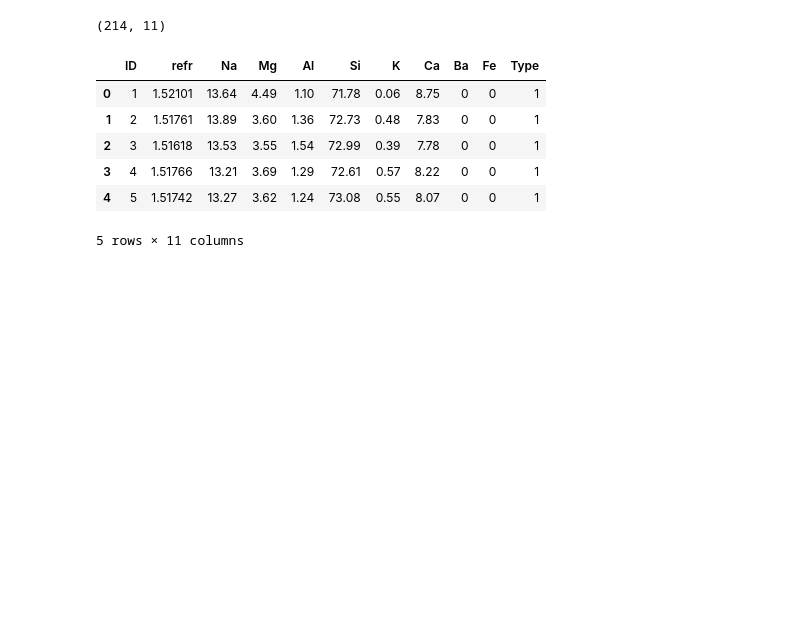
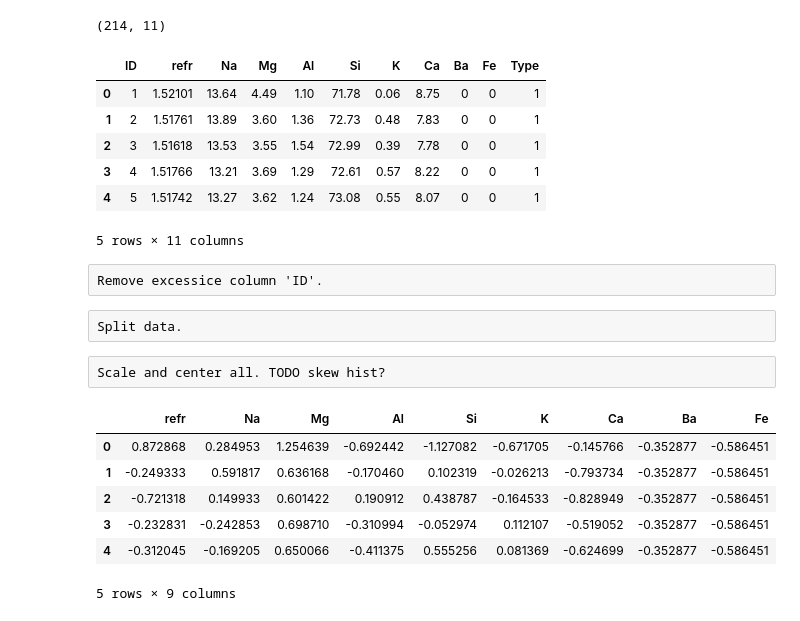
Before and after one commit to dafgar/apm, a Jupyter notebook: ch3.ipynb, the cells around one changed output. Drawn from its saved outputs; the diff is of its cells as text; code cells hidden in the pictures; blank space fills up the shorter version.

```diff
--- a/ch3.ipynb
+++ b/ch3.ipynb
@@ -21,3 +24,5 @@ glass_data.head(5)
 | 3 | 4 | 1.51766 | 13.21 | 3.69 | 1.29 | 72.61 | 0.57 | 8.22 | 0 | 0 | 1 |
 | 4 | 5 | 1.51742 | 13.27 | 3.62 | 1.24 | 73.08 | 0.55 | 8.07 | 0 | 0 | 1 |
 5 rows × 11 columns
+# %% [raw]
+Remove excessice column 'ID'.
@@ -23,0 +31,2 @@ glass_data.head(5)
+# %% [raw]
+Split data.
@@ -23,0 +36,15 @@ glass_data.head(5)
+# %% [raw]
+Scale and center all. TODO skew hist?
+# %%
+from sklearn.preprocessing import scale
+
+glass_data = pd.DataFrame(scale(glass_data, axis=0), columns=glass_data.columns)
+glass_data.head(5)
+# %% [output]
+|  | refr | Na | Mg | Al | Si | K | Ca | Ba | Fe |
+| 0 | 0.872868 | 0.284953 | 1.254639 | -0.692442 | -1.127082 | -0.671705 | -0.145766 | -0.352877 | -0.586451 |
+| 1 | -0.249333 | 0.591817 | 0.636168 | -0.170460 | 0.102319 | -0.026213 | -0.793734 | -0.352877 | -0.586451 |
+| 2 | -0.721318 | 0.149933 | 0.601422 | 0.190912 | 0.438787 | -0.164533 | -0.828949 | -0.352877 | -0.586451 |
+| 3 | -0.232831 | -0.242853 | 0.698710 | -0.310994 | -0.052974 | 0.112107 | -0.519052 | -0.352877 | -0.586451 |
+| 4 | -0.312045 | -0.169205 | 0.650066 | -0.411375 | 0.555256 | 0.081369 | -0.624699 | -0.352877 | -0.586451 |
+5 rows × 9 columns
```
Also changed, not shown: parts of 6 cells of this notebook.
